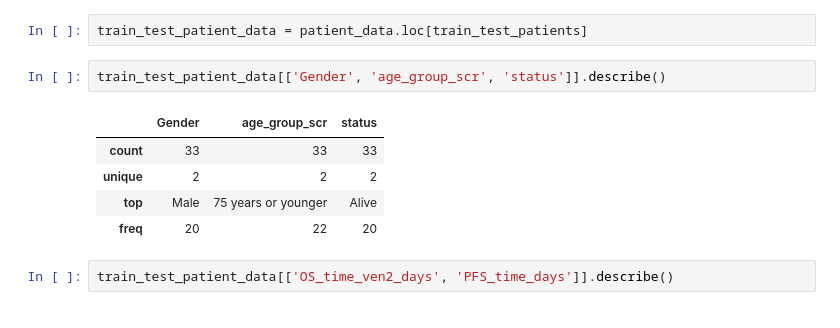
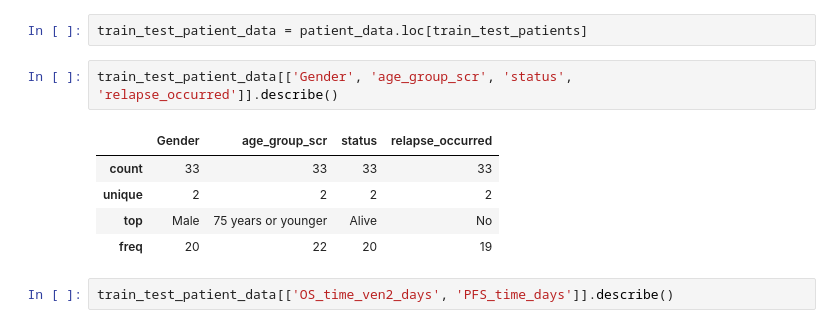
Before and after one commit to yjzhang/Venex_Neutropenia_Models, a Jupyter notebook: publication_notebooks/data_overview.ipynb, the cells around one changed output. Drawn from its saved outputs; the diff is of its cells as text.

```diff
--- a/publication_notebooks/data_overview.ipynb
+++ b/publication_notebooks/data_overview.ipynb
@@ -256,13 +393,13 @@ print(len(train_test_patients))
 # %%
 train_test_patient_data = patient_data.loc[train_test_patients]
 # %%
-train_test_patient_data[['Gender', 'age_group_scr', 'status']].describe()
+train_test_patient_data[['Gender', 'age_group_scr', 'status', 'relapse_occurred']].describe()
 # %% [output]
-|  | Gender | age_group_scr | status |
-| count | 33 | 33 | 33 |
-| unique | 2 | 2 | 2 |
-| top | Male | 75 years or younger | Alive |
-| freq | 20 | 22 | 20 |
+|  | Gender | age_group_scr | status | relapse_occurred |
+| count | 33 | 33 | 33 | 33 |
+| unique | 2 | 2 | 2 | 2 |
+| top | Male | 75 years or younger | Alive | No |
+| freq | 20 | 22 | 20 | 19 |
 # %%
 train_test_patient_data[['OS_time_ven2_days', 'PFS_time_days']].describe()
 # %% [output]
```
Also changed, not shown: parts of 39 cells of this notebook, 6 other files.
